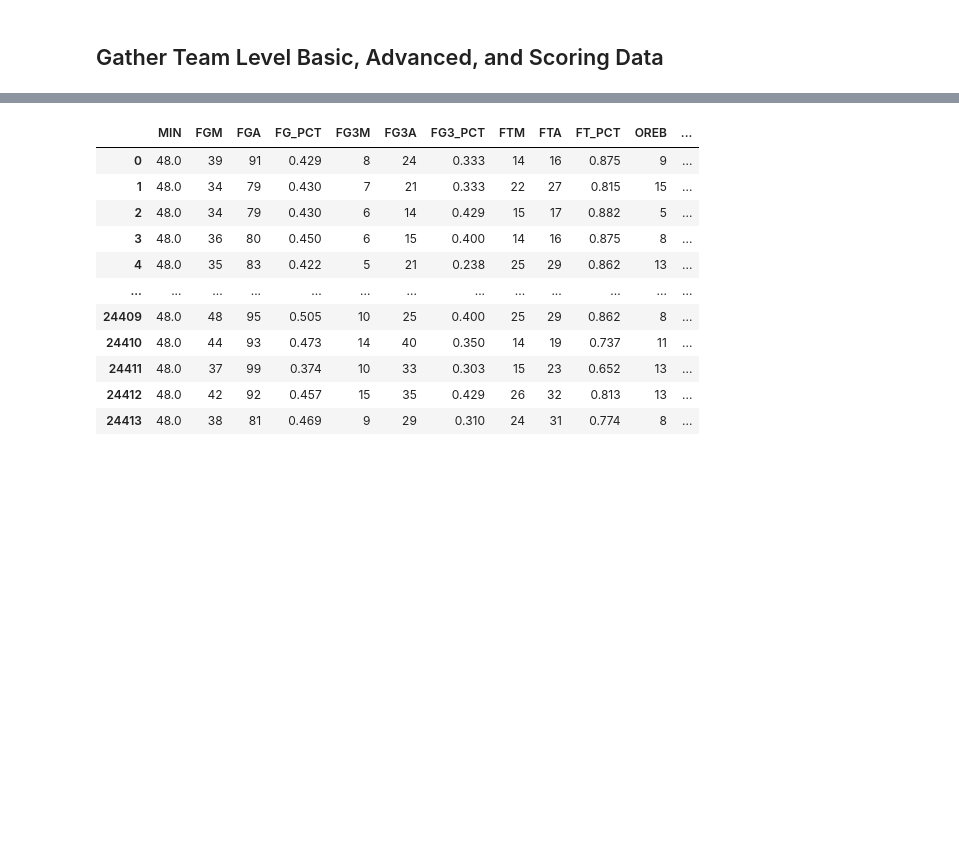
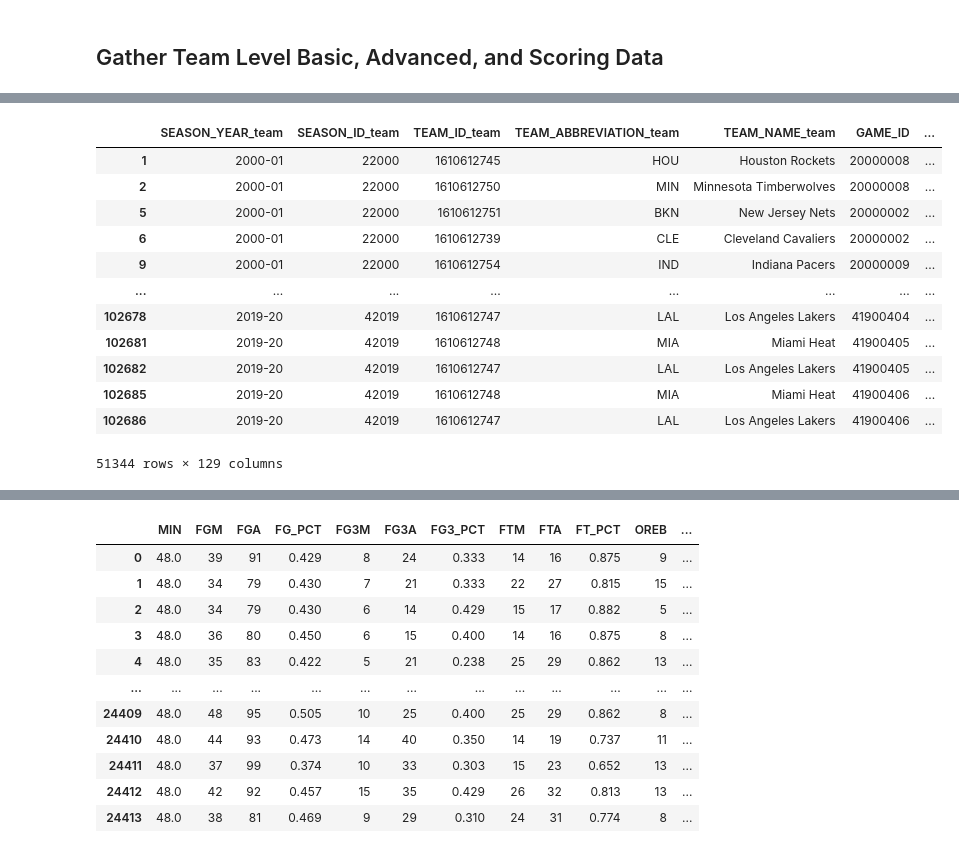
Before and after one commit to jnish23/NBA_Model, a Jupyter notebook: notebooks/team_based_modelv2.ipynb, the cells around one changed output, grey strips where cells are left out. Saved outputs shown, nothing was run; the diff lists cells and outputs as text; code cells hidden in the pictures; blank space fills up the shorter version.

```diff
--- a/notebooks/team_based_modelv2.ipynb
+++ b/notebooks/team_based_modelv2.ipynb
@@ -110,0 +83,25 @@ clean_data
+# %%
+def create_matchups(df):
+    df = df.copy()
+    matchups = pd.merge(df, df, on=['GAME_ID'], suffixes=['_team', '_opp'])
+    matchups = matchups.loc[matchups['TEAM_ABBREVIATION_team'] != matchups['TEAM_ABBREVIATION_opp']]
+
+    return matchups
+
+matchups = create_matchups(clean_team_df)
+
+matchups
+# %% [output]
+|  | SEASON_YEAR_team | SEASON_ID_team | TEAM_ID_team | TEAM_ABBREVIATION_team | TEAM_NAME_team | GAME_ID | ... |
+| 1 | 2000-01 | 22000 | 1610612745 | HOU | Houston Rockets | 20000008 | ... |
+| 2 | 2000-01 | 22000 | 1610612750 | MIN | Minnesota Timberwolves | 20000008 | ... |
+| 5 | 2000-01 | 22000 | 1610612751 | BKN | New Jersey Nets | 20000002 | ... |
+| 6 | 2000-01 | 22000 | 1610612739 | CLE | Cleveland Cavaliers | 20000002 | ... |
+| 9 | 2000-01 | 22000 | 1610612754 | IND | Indiana Pacers | 20000009 | ... |
+| ... | ... | ... | ... | ... | ... | ... | ... |
+| 102678 | 2019-20 | 42019 | 1610612747 | LAL | Los Angeles Lakers | 41900404 | ... |
+| 102681 | 2019-20 | 42019 | 1610612748 | MIA | Miami Heat | 41900405 | ... |
+| 102682 | 2019-20 | 42019 | 1610612747 | LAL | Los Angeles Lakers | 41900405 | ... |
+| 102685 | 2019-20 | 42019 | 1610612748 | MIA | Miami Heat | 41900406 | ... |
+| 102686 | 2019-20 | 42019 | 1610612747 | LAL | Los Angeles Lakers | 41900406 | ... |
+51344 rows × 129 columns
```
Also changed, not shown: parts of 21 cells of this notebook, 1 other file.
